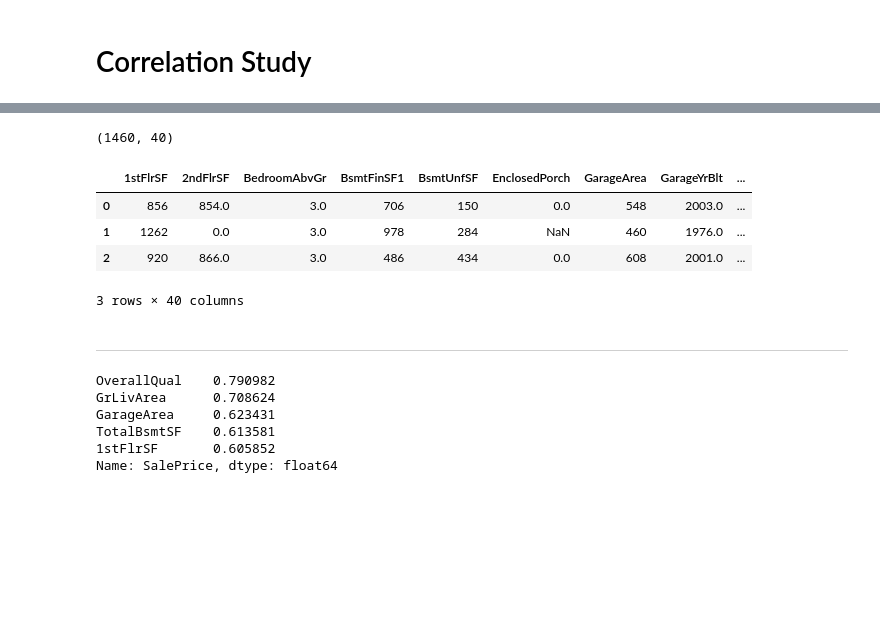
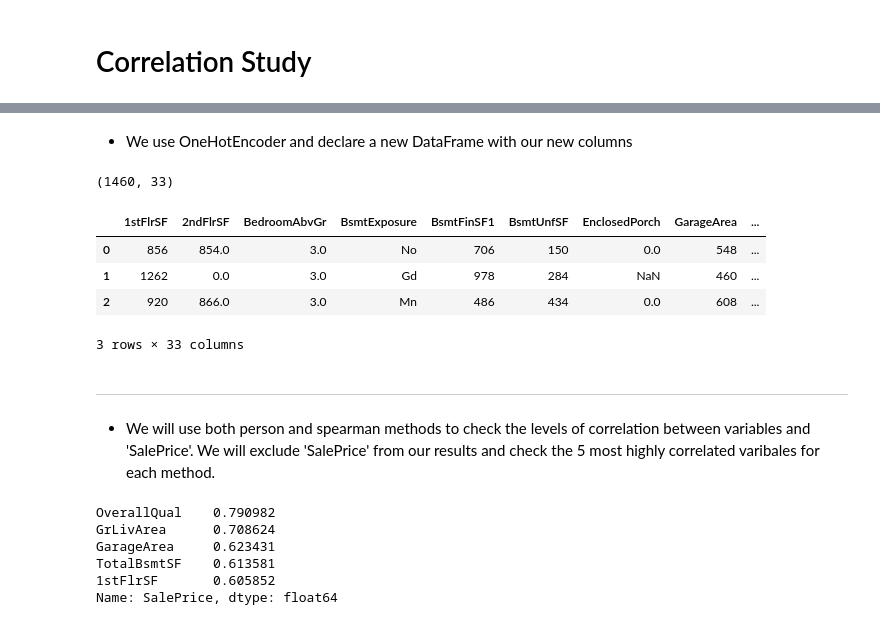
Before and after one commit to SamMartin92/milestone-project-heritage-housing-issues, a Jupyter notebook: jupyter_notebooks/2.SalesPriceStudy.ipynb, the cells around one changed output, grey strips where cells are left out. Drawn from its saved outputs; the diff is of its cells as text; code cells hidden in the pictures; blank space fills up the shorter version.

Commit message:
begins reiterating over SalePriceStudy notebook

```diff
--- a/jupyter_notebooks/2.SalesPriceStudy.ipynb
+++ b/jupyter_notebooks/2.SalesPriceStudy.ipynb
@@ -103,0 +110,3 @@ Section 2 content
+# %%
+vars_with_missing_data = df[df.columns[df.isna().sum() > 0]]
+vars_with_missing_data
@@ -103,0 +129,3 @@ Section 2 content
+# %%
+cat_vars_with_na = vars_with_missing_data.columns[vars_with_missing_data.dtypes=='object'].to_list()
+cat_vars_with_na
@@ -104,7 +136,6 @@ Section 2 content
 # %%
 from feature_engine.imputation import CategoricalImputer
-df_corr = df.copy()
-imputer = CategoricalImputer(imputation_method='frequent',
-                                variables=["BsmtFinType1","GarageFinish"])
-imputer.fit(df_corr)
+categorical_imputer =CategoricalImputer(imputation_method='frequent',
+                                        variables=cat_vars_with_na)
+df = categorical_imputer.fit_transform(df)
 # %% [output]
@@ -135,17 +165,21 @@ dtype: int64
+# %% [markdown]
+* We use OneHotEncoder and declare a new DataFrame with our new columns
 # %%
 from feature_engine.encoding import OneHotEncoder
-encoder = OneHotEncoder(variables=df_corr.columns[df_corr.dtypes=='object'].to_list(), drop_last=False)
-df_ohe = encoder.fit_transform(df_corr)
+encoder = OneHotEncoder(variables=cat_vars_with_na, drop_last=False)
+df_ohe = encoder.fit_transform(df)
 print(df_ohe.shape)
 df_ohe.head(3)
 # %% [output]
-(1460, 40)
+(1460, 33)
-|  | 1stFlrSF | 2ndFlrSF | BedroomAbvGr | BsmtFinSF1 | BsmtUnfSF | EnclosedPorch | GarageArea | GarageYrBlt | ... |
-| 0 | 856 | 854.0 | 3.0 | 706 | 150 | 0.0 | 548 | 2003.0 | ... |
-| 1 | 1262 | 0.0 | 3.0 | 978 | 284 | NaN | 460 | 1976.0 | ... |
-| 2 | 920 | 866.0 | 3.0 | 486 | 434 | 0.0 | 608 | 2001.0 | ... |
+|  | 1stFlrSF | 2ndFlrSF | BedroomAbvGr | BsmtExposure | BsmtFinSF1 | BsmtUnfSF | EnclosedPorch | GarageArea | ... |
+| 0 | 856 | 854.0 | 3.0 | No | 706 | 150 | 0.0 | 548 | ... |
+| 1 | 1262 | 0.0 | 3.0 | Gd | 978 | 284 | NaN | 460 | ... |
+| 2 | 920 | 866.0 | 3.0 | Mn | 486 | 434 | 0.0 | 608 | ... |
-3 rows × 40 columns
+3 rows × 33 columns
 # %% [markdown]
 ---
+# %% [markdown]
+* We will use both person and spearman methods to check the levels of correlation between variables and 'SalePrice'. We will exclude 'SalePrice' from our results and check the 5 most highly correlated varibales for each method.
 # %%
 df_pearson= df_ohe.corr(method='pearson')['SalePrice'].sort_values(key=abs, ascending=False)[1:].head(5)
```
Also changed, not shown: parts of 31 cells of this notebook, 1 other file.
